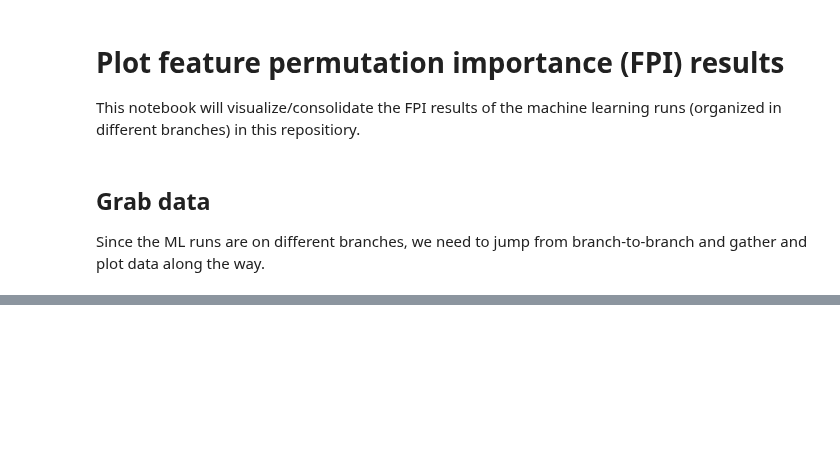
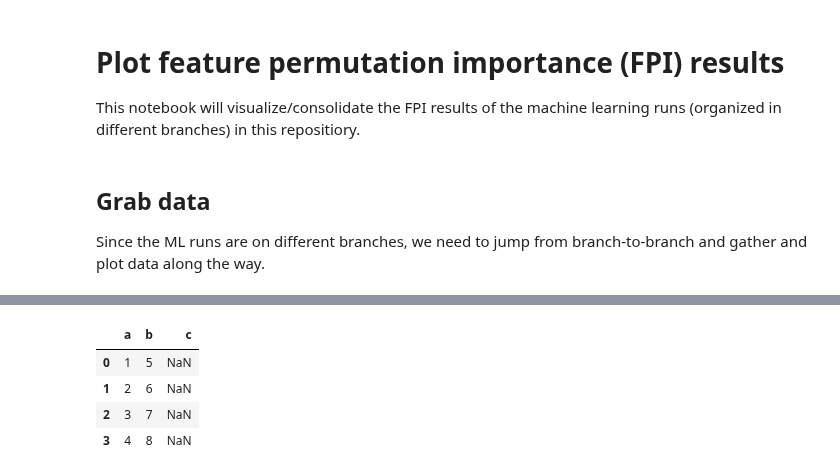
Before and after one commit to parallelworks/sl-archive-whondrs, a Jupyter notebook: examples/plot_fpi_results.ipynb, the cells around one changed output, grey strips where cells are left out. Cells and saved outputs as stored; diff of their text form; code cells hidden in the pictures; blank space fills up the shorter version.

```diff
--- a/examples/plot_fpi_results.ipynb
+++ b/examples/plot_fpi_results.ipynb
@@ -149,0 +229,8 @@ a
+# %%
+test
+# %% [output]
+|  | a | b | c |
+| 0 | 1 | 5 | NaN |
+| 1 | 2 | 6 | NaN |
+| 2 | 3 | 7 | NaN |
+| 3 | 4 | 8 | NaN |
```
Also changed, not shown: parts of 13 cells of this notebook.
